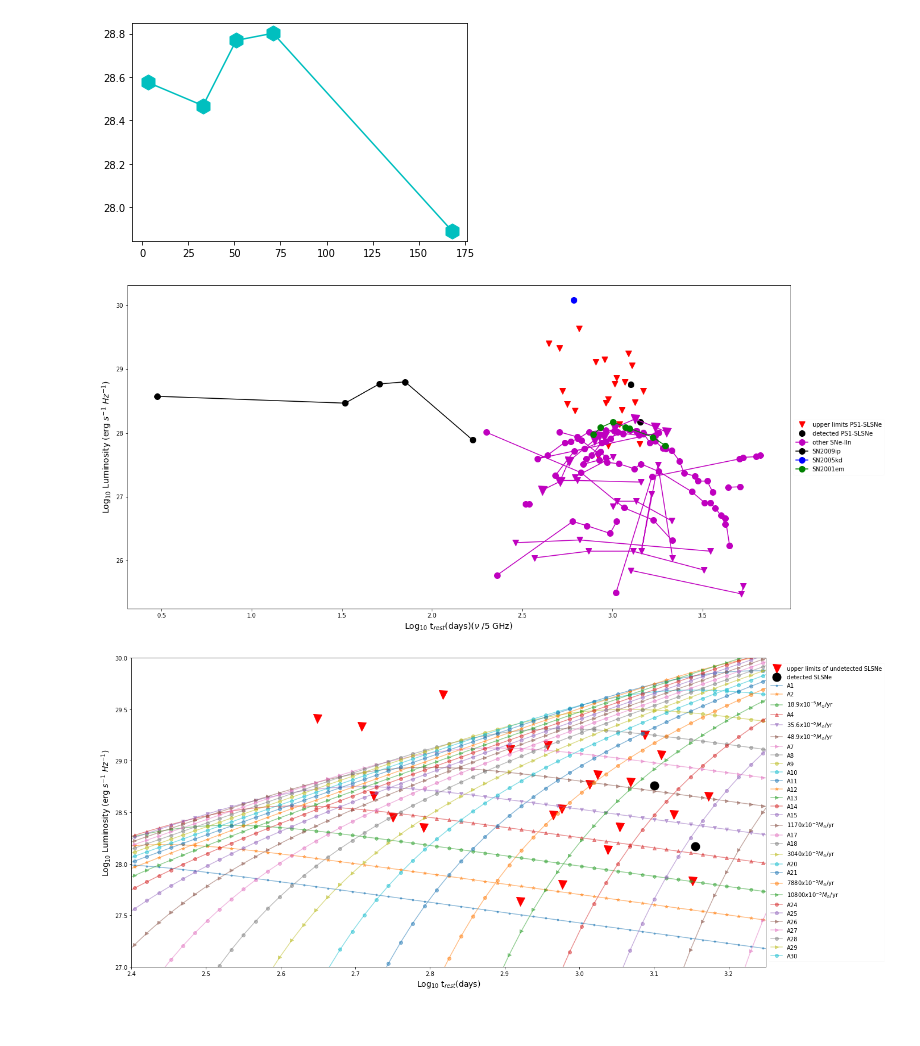
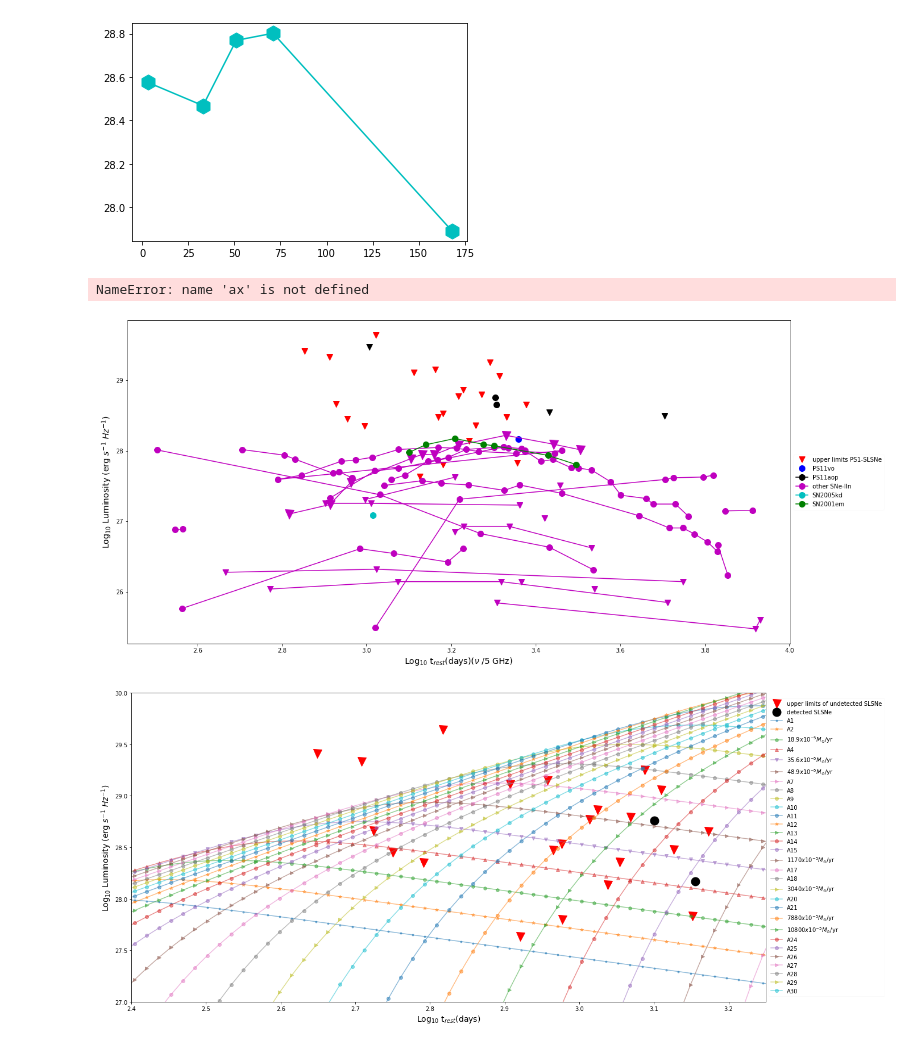
Before and after one commit to ibikadaeze/ast1501, a Jupyter notebook: SN1.ipynb, the cells around one changed output. Saved outputs shown, nothing was run; the diff lists cells and outputs as text; code cells hidden in the pictures.

```diff
--- a/SN1.ipynb
+++ b/SN1.ipynb
@@ -14,10 +14,10 @@ df4 = pd.read_csv('/home/ibik/Documents/sndata/othersne.csv') #reads in the othe
 
 #snradio = pd.read_excel(excel_file)dfa137 = pd.read_csv('/home/ibik/Documents/sndata/a137.csv')
 # %%
-df1.columns=['','Target', 'Obs. Date (MJD)','date of g-max', 'days', 'redshift', 'D(luminosity)', 'Flux/upper limits', 'Radioluminosity','logl','restdays','logt']
-df2.columns=['','Target', 'Obs. Date (MJD)','date of g-max', 'days', 'redshift', 'D(luminosity)', 'Flux/upper limits', 'Radioluminosity','logl','restdays','logt']
+df1.columns=['','Target', 'Obs. Date (MJD)','date of g-max', 'days', 'redshift', 'D(luminosity)', 'Flux/upper limits', 'Radioluminosity','logl','restdays','logrt','freqtime','logt']
+df2.columns=['','Target', 'Obs. Date (MJD)','date of g-max', 'days', 'redshift', 'D(luminosity)', 'Flux/upper limits', 'Radioluminosity','logl','restdays','logrt','freqtime','logt']
 df3.columns=['Astar','Time','Luminosity','logl','logt']
-df4.columns=['SN','time','DL','Flux(Jy)', 'Luminosity(erg/s/Hz)','logl','logt']
+df4.columns=['SN','time','DL','Flux(Jy)','Luminosity(erg/s/Hz)','logl','logrt','freqtime','logt']
 # %%
 #df4
 #df4['time'][0:5]
@@ -40,8 +40,22 @@ plt.figure(figsize=(20,10))
 #plt.ylim(27,29.00)
 #plt.xlim(250, 1750)
 plt.plot(df1['logt'], df1['logl'],'rv', markersize=10, label = 'upper limits PS1-SLSNe') # marker_color='r')
-plt.plot(df2['logt'], df2['logl'],'ko', markersize=10, label = 'detected PS1-SLSNe') # marker_color='b')
-plt.plot(df4['logt'][0:4], df4['logl'][0:4],'mv-', markersize=10)# label = 'SNso') # marker_color='b')
+plt.plot(df2['logt'], df2['logl'],'bo', markersize=10, label = 'PS11vo') # marker_color='b')
+#plt.plot(df4['logt'][0:4], df4['logl'][0:4],'mv-', markersize=10)# label = 'SNso') # marker_color='b')
+plt.plot(3.53857373380686, 26.0413926851582,'mv', markersize=10) #label = 'SN1987B') #
+plt.plot(3.45697301363582, 27.5051499783199,'mv', markersize=10) #label = 'SN1988I') #
+
+plt.plot(3.3654879848909, 26.1461280356782,'mv', markersize=10) #label = 'SN1989C') #
+plt.plot(3.42160392686983, 27.0413926851582,'mv', markersize=10)#label = 'SN1989R') #
+
+plt.plot(3.30501034665396, 28.757686928974,'ko-', markersize=10, label = 'PS11aop')
+plt.plot(3.30707174836366, 28.6537326838478,'ko-', markersize=10)#label = cband
+plt.plot(3.43201048497196, 28.5425318683993,'kv-', markersize=10)#label = xband
+plt.plot(3.00604175269968, 29.474516398941,'kv-', markersize=10)#label = sband
+plt.plot(3.7050117570357, 28.4950094956466,'kv-', markersize=10)#label = kuband
+
+
+
 plt.plot(df4['logt'][5:8], df4['logl'][5:8],'mv-', markersize=10) #label = 'SN1978g') # marker_color='b')
 
 plt.plot(df4['logt'][9:12], df4['logl'][9:12],'mv-', markersize=10)# label = 'SN1983k') # marker_color='b')
@@ -55,37 +69,38 @@ plt.plot(df4['logt'][26:29], df4['logl'][26:29],'mv-', markersize=10) #label = '
 
 plt.plot(df4['logt'][30:40], df4['logl'][30:40],'mv-', markersize=15) #label = 'SN2006jd') # marker_color='b')
 
 plt.plot(df4['logt'][41:56], df4['logl'][41:56],'mo-', markersize=10,label = 'other SNe-IIn')
-plt.plot(df4['logt'][57:62], df4['logl'][57:62],'ko-', markersize=10,label = 'SN2009ip')
+#plt.plot(df4['logt'][57:62], df4['logl'][57:62], marker = ko- mo- b0- ro-, markersize=10,label = 'SN2009ip')
 
 # marker_color='b')
 plt.plot(df4['logt'][63:68], df4['logl'][63:68],'mo-', markersize=10) #label = 'SN1998S') # marker_color='b')
 plt.plot(df4['logt'][69:71], df4['logl'][69:71],'mo-', markersize=10) #label = 'SN1978K') # marker_color='b')
 
 
 #plt.plot(df4['time'][65:65], df4['logl'][65:65],'cp-', markersize=15, label = 'SN2005kd') # marker_color='b')
 #plt.plot(609.44,30.0856090799178,'cs-', markersize=15, label = 'SN2005kd') # marker_color='b')
-plt.plot(2.78493095531687,30.0856090799178,'bo-', markersize=10,label = 'SN2005kd') # marker_color='b')
+plt.plot(3.01537987669514, 27.0856090799178,'co-', markersize=10,label = 'SN2005kd') # marker_color='b')
 
 plt.plot(df4['logt'][74:79], df4['logl'][74:79],'mo-', markersize=10) #label = 'SN1986j') # marker_color='b')
 plt.plot(df4['logt'][80:113], df4['logl'][80:113],'mo-', markersize=10) #label = 'SN1988Z') # marker_color='b')
 
 #plt.plot(df4['time'][85:97], df4['logl'][85:97],'m4-', markersize=15, label = 'SN1988Z_5GHz') # marker_color='b'
 
 plt.plot(df4['logt'][115:117], df4['logl'][115:117],'mo-', markersize=10) #label = 'SN1997eg_5GHz') # marker_color='b')
 plt.plot(df4['logt'][118:125], df4['logl'][118:125],'go-', markersize=10,label = 'SN2001em') # detection
 plt.plot(df4['logt'][126:132], df4['logl'][126:132],'mo-', markersize=10) #label = 'SN2000ft_5GHz') # marker_color='b')
 plt.plot(df4['logt'][133:138], df4['logl'][133:138],'mo-', markersize=10) #label = 'SN2000ft') # marker_color='b')
 plt.plot(df4['logt'][139:145], df4['logl'][139:145],'mo-', markersize=10) #label = 'SN1996cr_5GHz') # marker_color='b')
 
 
 plt.xlabel('Log$_{10}$ t$_{rest}$(days)($\u03BD$ /5 GHz)', fontsize=14)
 plt.ylabel('Log$_{10}$ Luminosity (erg $s^{-1}$ $Hz^{-1}$)', fontsize =14)
 plt.legend(frameon=True, framealpha=0.1, loc='center left', bbox_to_anchor=(1, 0.5))
-#ax.legend(loc='center left', bbox_to_anchor=(1, 0.5))
+ax.legend(loc='center left', bbox_to_anchor=(1, 0.5))
 #plt.show()
-plt.savefig('othersnelog4.pdf')
+plt.savefig('othersnelogf2.pdf')
 # %% [output]
+NameError: name 'ax' is not defined
-[figure, old version]
+[figure, new version]
 # %%
 #this code plots the first models for testing
```
Also changed, not shown: parts of 1 cell of this notebook.
